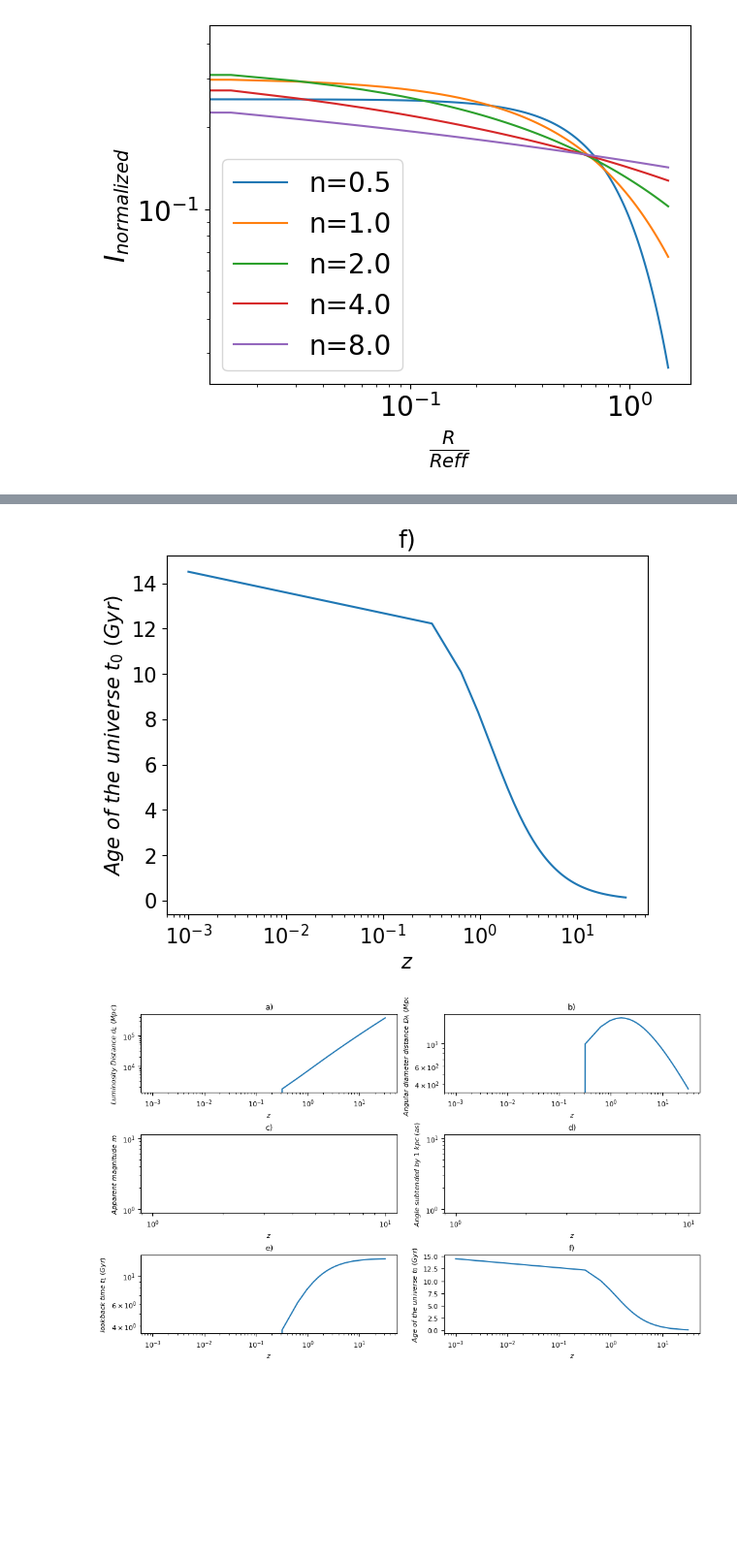
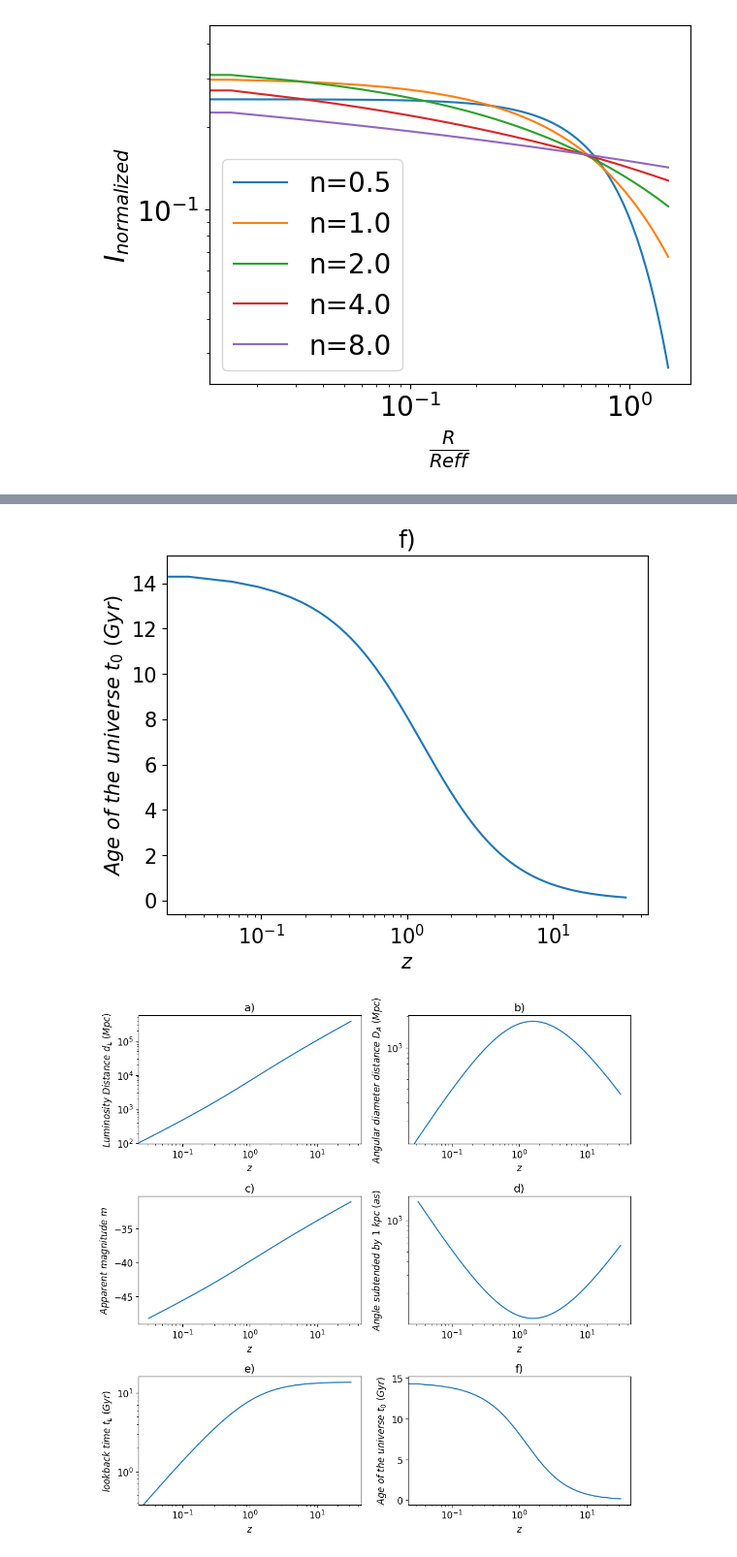
Before and after one commit to mickbrawler/ASTRO-6590-Galaxies-and-the-Universe, a Jupyter notebook: Pset1.ipynb, the cells around one changed output, grey strips where cells are left out. Shown at 97% size. Saved outputs shown, nothing was run; the diff lists cells and outputs as text; code cells hidden in the pictures; blank space fills up the shorter version.

```diff
--- a/Pset1.ipynb
+++ b/Pset1.ipynb
@@ -309,7 +302,7 @@ TypeError: loop of ufunc does not support argument 0 of type ComplexInfinity whi
 size = 1 # kpc
 D_A_pc = D_A*1E3 # kpc
 theta = size / D_A # radians
-theta += 206265 # arc seconds
+theta *= 206265 # arc seconds
 
 plt.plot(Z_array,theta)
 plt.xscale('log')
@@ -324,9 +316,19 @@ TypeError: Cannot convert complex to float
 # %%
 # e) Lookback time (Gyrs)
 
+# First Submission
+#t_L_array = []
+#for Z in Z_array:
+#  t_L = t_H_Gyr * smp.integrate( ((1+z)*E_func.rhs)**-1, (z,1E-3,Z) )
+#  t_L_array.append(t_L)
+
+# Late Submission
+def integrand(z, omegaM, omegaK, omegaL): return ( (1+z) * (( (omegaM*((1+z)**3)) + (omegaK*((1+z)**2)) + omegaL ) ** 0.5) )**-1
+
 t_L_array = []
 for Z in Z_array:
-  t_L = t_H_Gyr * smp.integrate( ((1+z)*E_func.rhs)**-1, (z,1E-3,Z) )
+  integral = quad(integrand, 0, Z, args=(OmegaM, OmegaK, OmegaL))
+  t_L = t_H_Gyr * integral[0]
   t_L_array.append(t_L)
 # %%
 plt.plot(Z_array,t_L_array)
@@ -343,14 +345,21 @@ plt.show()
 # f) Age of the universe (Gyrs)
 
 
-H_Z = H0_Gyr * E_func.rhs # Wei & Wu 2017
+# First Submission
+#H_Z = H0_Gyr * E_func.rhs # Wei & Wu 2017
+#t_universe = 1/H_Z
+
+## "Lambdify the expression"
+#func = smp.utilities.lambdify((z), t_universe, modules=['numpy'])
+#result = func(Z_array)
+
+# Late Submission
+z = Z_array
+H_Z = H0_Gyr * ( (OmegaM*((1+z)**3)) + (OmegaK*((1+z)**2)) + OmegaL ) ** 0.5 # Wei & Wu 2017
 t_universe = 1/H_Z
 
-# "Lambdify the expression"
-func = smp.utilities.lambdify((z), t_universe, modules=['numpy'])
-result = func(Z_array)
-
-plt.plot(Z_array,result)
+#plt.plot(Z_array,result)
+plt.plot(z,t_universe)
 plt.xscale('log')
 plt.xlabel(r"$z$")
 plt.ylabel(r"$Age \ of \ the \ universe \ t_0 \ (Gyr)$")
@@ -358,11 +367,11 @@ plt.title("f)")
 plt.rcParams.update({'font.size': 15})
 plt.show()
 # %% [output]
-[figure, old version]
+[figure, new version]
 # %%
 # Plot everything we've got?
 
-fig, axs = plt.subplots(nrows=3,ncols=2,figsize=(10,6))
+fig, axs = plt.subplots(nrows=3,ncols=2,figsize=(10,10))
 
 axs[0,0].plot(Z_array, D_L)
 axs[0,0].set_xscale('log')
@@ -377,36 +386,35 @@ axs[0,1].set_yscale('log')
 axs[0,1].set_xlabel(r"$z$")
 axs[0,1].set_ylabel(r"$Angular \ diameter \ distance \ D_A \ (Mpc)$")
 axs[0,1].set_title("b)")
 
-#axs[1,0].plot(Z_array, m)
+axs[1,0].plot(Z_array, m)
 axs[1,0].set_xscale('log')
-axs[1,0].set_yscale('log')
 axs[1,0].set_xlabel(r"$z$")
 axs[1,0].set_ylabel(r"$Apparent \ magnitude \ m$")
 axs[1,0].set_title("c)")
 
-#axs[1,1].plot(Z_array, theta)
+axs[1,1].plot(Z_array, theta)
 axs[1,1].set_xscale('log')
 axs[1,1].set_yscale('log')
 axs[1,1].set_xlabel(r"$z$")
 axs[1,1].set_ylabel(r"$Angle \ subtended \ by \ 1 \ kpc \ (as)$")
 axs[1,1].set_title("d)")
 
 axs[2,0].plot(Z_array, t_L_array)
 axs[2,0].set_xscale('log')
 axs[2,0].set_yscale('log')
 axs[2,0].set_xlabel(r"$z$")
 axs[2,0].set_ylabel(r"$lookback \ time \ t_L \ (Gyr)$")
 axs[2,0].set_title("e)")
 
-axs[2,1].plot(Z_array, result)
+axs[2,1].plot(z, t_universe)
 axs[2,1].set_xscale('log')
 axs[2,1].set_xlabel(r"$z$")
 axs[2,1].set_ylabel(r"$Age \ of \ the \ universe \ t_0 \ (Gyr)$")
 axs[2,1].set_title("f)")
 
-plt.rcParams.update({'font.size': 6})
+plt.rcParams.update({'font.size': 12})
 plt.tight_layout()
 plt.show()
 # %% [output]
-[figure, old version]
+[figure, new version]
```
Also changed, not shown: parts of 10 cells of this notebook.
